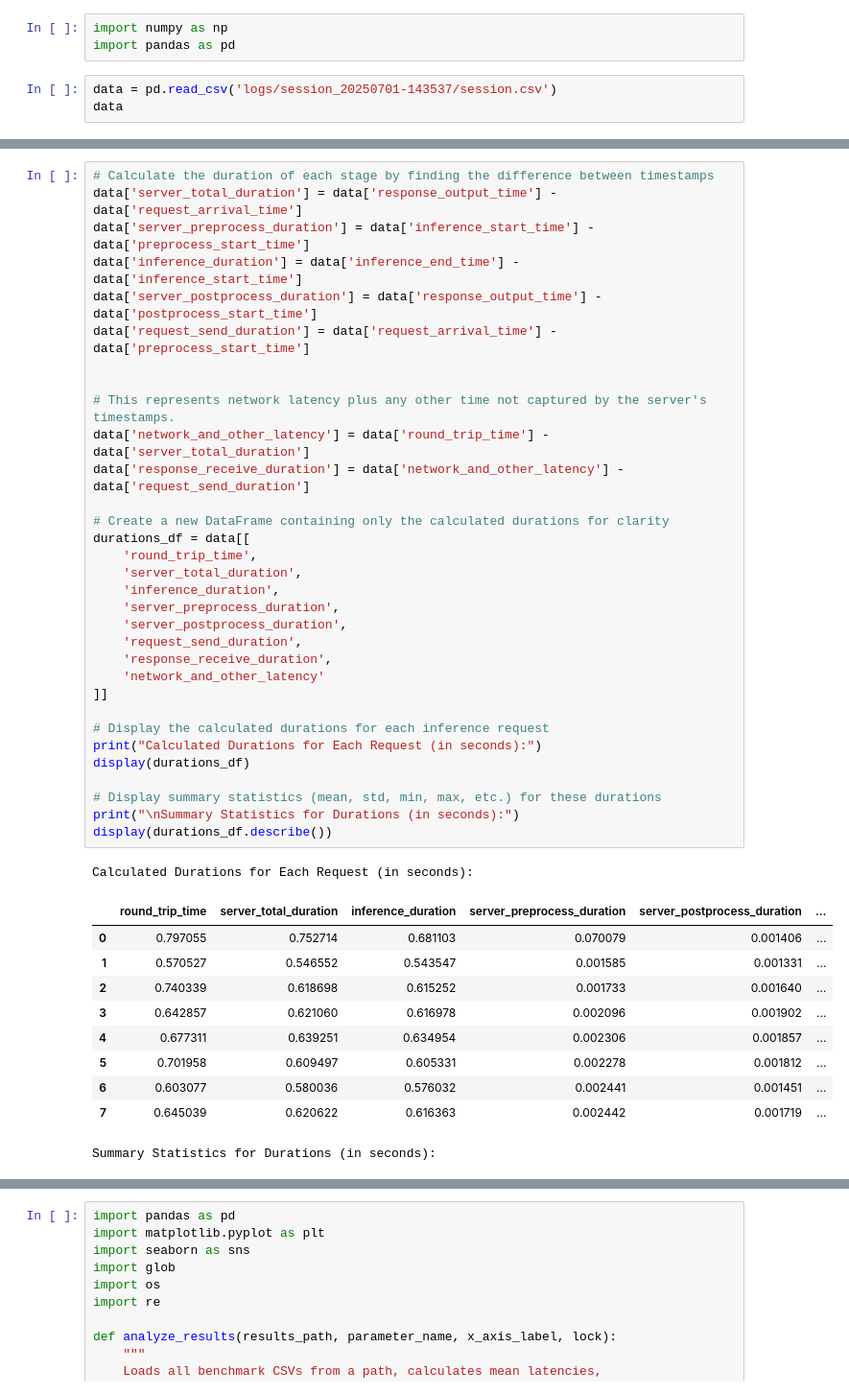
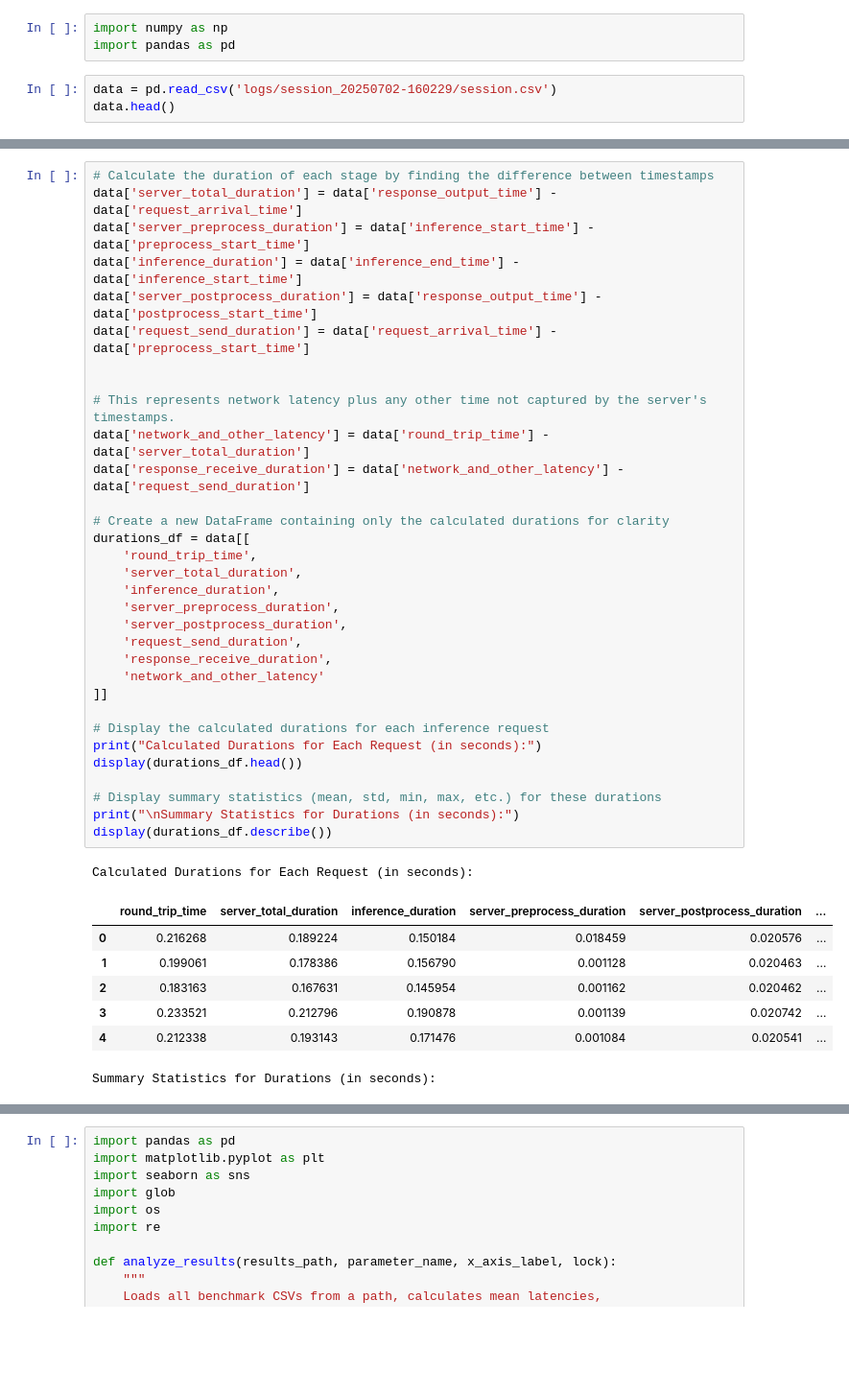
Before and after one commit to StreamMUSE/StreamMUSE-v1, a Jupyter notebook: app/benchmark.ipynb, the cells around one changed output, grey strips where cells are left out. Shown at 96% size. Saved outputs shown, nothing was run; the diff lists cells and outputs as text; blank space fills up the shorter version.

```diff
--- a/app/benchmark.ipynb
+++ b/app/benchmark.ipynb
@@ -2,7 +2,7 @@
 import numpy as np
 import pandas as pd
 # %%
-data = pd.read_csv('logs/session_20250701-143537/session.csv')
-data
+data = pd.read_csv('logs/session_20250702-160229/session.csv')
+data.head()
 # %% [output]
 |  | request_arrival_time | response_output_time | preprocess_start_time | inference_start_time | ... |
@@ -21,41 +18,38 @@ data['server_preprocess_duration'] = data['inference_start_time'] - data['prepro
 data['inference_duration'] = data['inference_end_time'] - data['inference_start_time']
 data['server_postprocess_duration'] = data['response_output_time'] - data['postprocess_start_time']
 data['request_send_duration'] = data['request_arrival_time'] - data['preprocess_start_time']
 
 
 # This represents network latency plus any other time not captured by the server's timestamps.
 data['network_and_other_latency'] = data['round_trip_time'] - data['server_total_duration']
 data['response_receive_duration'] = data['network_and_other_latency'] - data['request_send_duration']
 
 # Create a new DataFrame containing only the calculated durations for clarity
 durations_df = data[[
     'round_trip_time',
     'server_total_duration',
     'inference_duration',
     'server_preprocess_duration',
     'server_postprocess_duration',
     'request_send_duration',
     'response_receive_duration',
     'network_and_other_latency'
 ]]
 
 # Display the calculated durations for each inference request
 print("Calculated Durations for Each Request (in seconds):")
-display(durations_df)
+display(durations_df.head())
 
 # Display summary statistics (mean, std, min, max, etc.) for these durations
 print("\nSummary Statistics for Durations (in seconds):")
 display(durations_df.describe())
 # %% [output]
 Calculated Durations for Each Request (in seconds):
 |  | round_trip_time | server_total_duration | inference_duration | server_preprocess_duration | server_postprocess_duration | ... |
-| 0 | 0.797055 | 0.752714 | 0.681103 | 0.070079 | 0.001406 | ... |
-| 1 | 0.570527 | 0.546552 | 0.543547 | 0.001585 | 0.001331 | ... |
-| 2 | 0.740339 | 0.618698 | 0.615252 | 0.001733 | 0.001640 | ... |
-| 3 | 0.642857 | 0.621060 | 0.616978 | 0.002096 | 0.001902 | ... |
-| 4 | 0.677311 | 0.639251 | 0.634954 | 0.002306 | 0.001857 | ... |
-| 5 | 0.701958 | 0.609497 | 0.605331 | 0.002278 | 0.001812 | ... |
-| 6 | 0.603077 | 0.580036 | 0.576032 | 0.002441 | 0.001451 | ... |
-| 7 | 0.645039 | 0.620622 | 0.616363 | 0.002442 | 0.001719 | ... |
+| 0 | 0.216268 | 0.189224 | 0.150184 | 0.018459 | 0.020576 | ... |
+| 1 | 0.199061 | 0.178386 | 0.156790 | 0.001128 | 0.020463 | ... |
+| 2 | 0.183163 | 0.167631 | 0.145954 | 0.001162 | 0.020462 | ... |
+| 3 | 0.233521 | 0.212796 | 0.190878 | 0.001139 | 0.020742 | ... |
+| 4 | 0.212338 | 0.193143 | 0.171476 | 0.001084 | 0.020541 | ... |
 Summary Statistics for Durations (in seconds):
 |  | round_trip_time | server_total_duration | inference_duration | server_preprocess_duration | server_postprocess_duration | ... |
```
Also changed, not shown: parts of 4 cells of this notebook, 4 other files.
